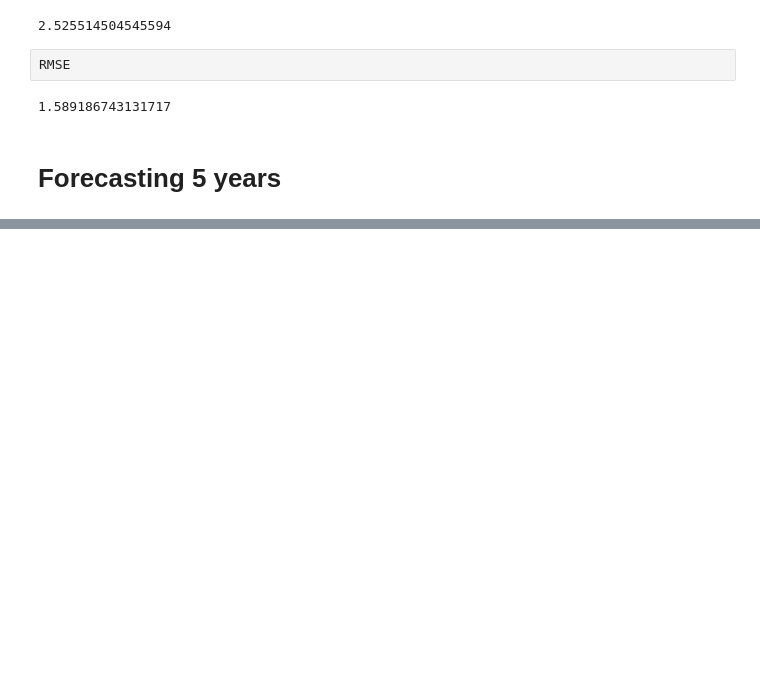
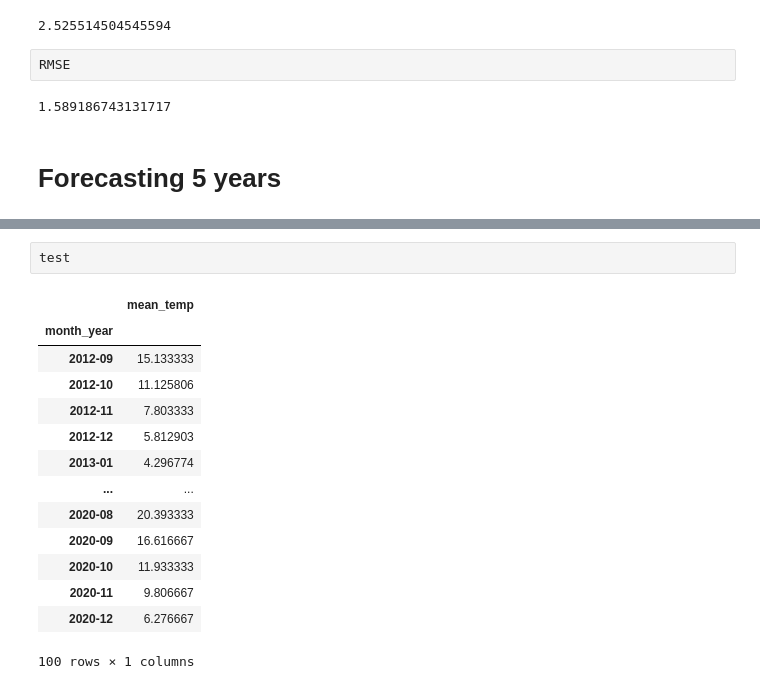
Before and after one commit to alanc0206/ELEC0088_Assignment, a Jupyter notebook: ARIMA/ARIMA_single(12_0_4).ipynb, the cells around one changed output, grey strips where cells are left out. Cells and saved outputs as stored; diff of their text form; blank space fills up the shorter version.

```diff
--- a/ARIMA/ARIMA_single(12_0_4).ipynb
+++ b/ARIMA/ARIMA_single(12_0_4).ipynb
@@ -218,0 +247,17 @@ plt.show()
+# %%
+test
+# %% [output]
+|  | mean_temp |
+| month_year |  |
+| 2012-09 | 15.133333 |
+| 2012-10 | 11.125806 |
+| 2012-11 | 7.803333 |
+| 2012-12 | 5.812903 |
+| 2013-01 | 4.296774 |
+| ... | ... |
+| 2020-08 | 20.393333 |
+| 2020-09 | 16.616667 |
+| 2020-10 | 11.933333 |
+| 2020-11 | 9.806667 |
+| 2020-12 | 6.276667 |
+100 rows × 1 columns
```
Also changed, not shown: parts of 8 cells of this notebook.
